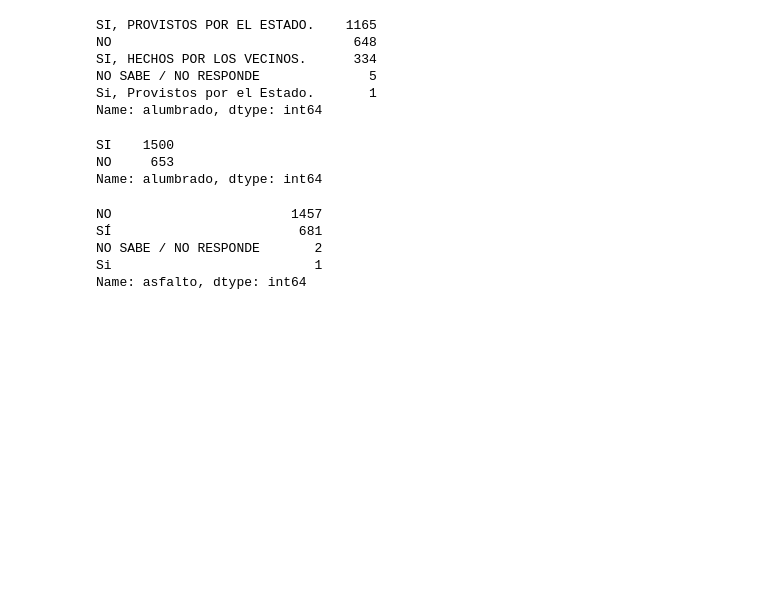
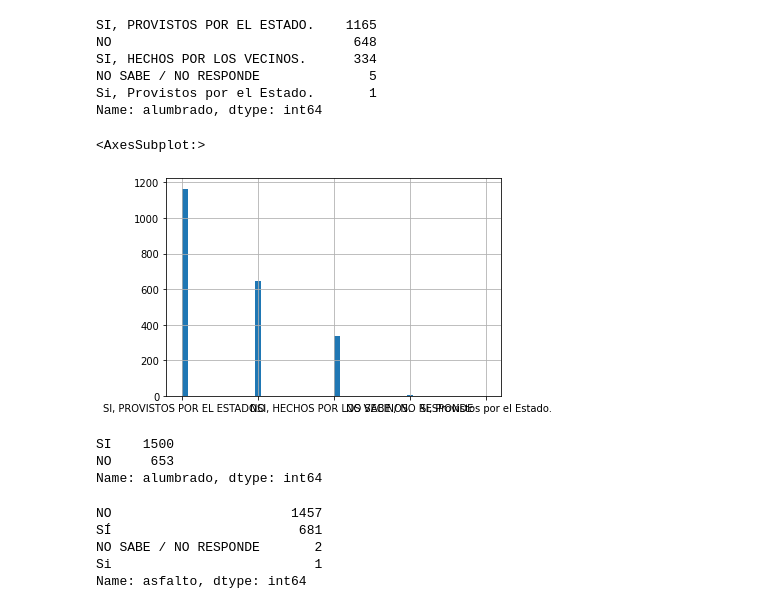
Before and after one commit to NestorDiazDataSC/Asentamientos-Informales, a Jupyter notebook: Informe.ipynb, the cells around one changed output. Saved outputs shown, nothing was run; the diff lists cells and outputs as text; code cells hidden in the pictures; blank space fills up the shorter version.

```diff
--- a/Informe.ipynb
+++ b/Informe.ipynb
@@ -227,6 +231,11 @@ SI, HECHOS POR LOS VECINOS.      334
 NO SABE / NO RESPONDE              5
 Si, Provistos por el Estado.       1
 Name: alumbrado, dtype: int64
+# %%
+df['alumbrado'].hist(bins=50) # Vemos graficamente a su distribución
+# %% [output]
+<AxesSubplot:>
+[figure, added]
 # %%
 # Reemplazamos valores muy largos por otros similares para simplificar
 df.alumbrado = df.alumbrado.replace(["SI, PROVISTOS POR EL ESTADO.", "SI, HECHOS POR LOS VECINOS.", "Si, Provistos por el Estado."], "SI")
```
Also changed, not shown: parts of 12 cells of this notebook.
